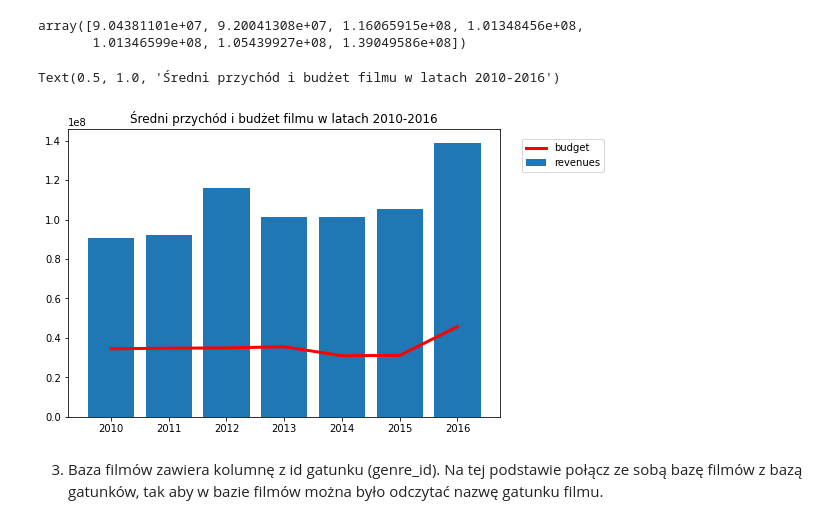
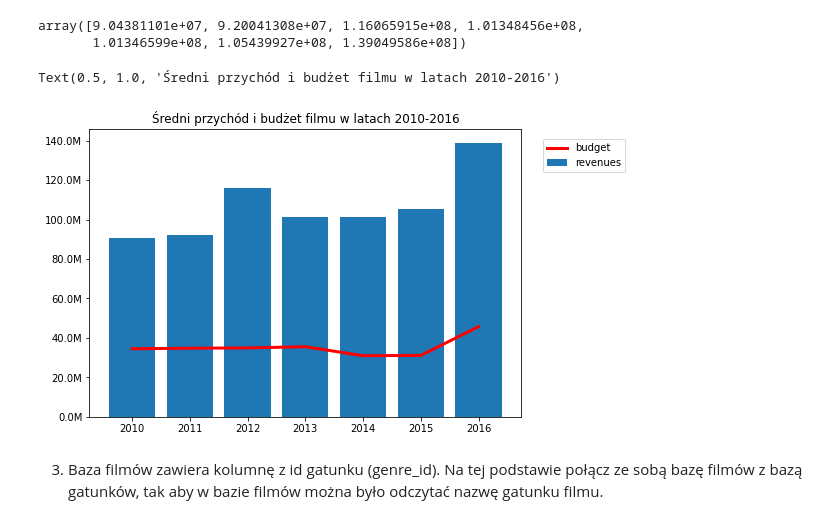
Before and after one commit to przemekkot/baza_filmow, a Jupyter notebook: baza_filmow.ipynb, the cells around one changed output. Saved outputs shown, nothing was run; the diff lists cells and outputs as text; code cells hidden in the pictures.

```diff
--- a/baza_filmow.ipynb
+++ b/baza_filmow.ipynb
@@ -213,28 +213,26 @@ import matplotlib.pyplot as plt
 import numpy as np
 # %%
 fig = plt.figure()
-ax = plt.gca()
 
 def million(x, pos):
-    #for x in enumerate(ax.flat):
-    return '{:4.1f}M'.format(x*1e-7)
+    return '{:2.1f}M'.format(x*1e-6)
 
 formatter = plt.FuncFormatter(million)
 
 axes = fig.add_axes([0,0,1,1])
 
-ax.yaxis.set_major_formatter(formatter)
-ax.yaxis.set_major_locator(plt.MultipleLocator(2e6))
+axes.yaxis.set_major_formatter(formatter)
+axes.yaxis.set_major_locator(plt.MultipleLocator(20e6))
 
 axes.bar(mean_revenue.index, np.array(mean_revenue['revenue']),label='revenues')
 axes.plot(mean_budget.index, np.array(mean_budget['budget']) ,color='red',linewidth=3,label='budget')
 
 axes.legend(loc=(1.05,0.85))
 
 plt.title('Średni przychód i budżet filmu w latach 2010-2016')
 # %% [output]
 Text(0.5, 1.0, 'Średni przychód i budżet filmu w latach 2010-2016')
-[figure, old version]
+[figure, new version]
 # %% [markdown]
 3. Baza filmów zawiera kolumnę z id gatunku (genre_id). Na tej podstawie połącz ze sobą bazę filmów z bazą gatunków, tak aby w bazie filmów można było odczytać nazwę gatunku filmu.
 # %%
```
